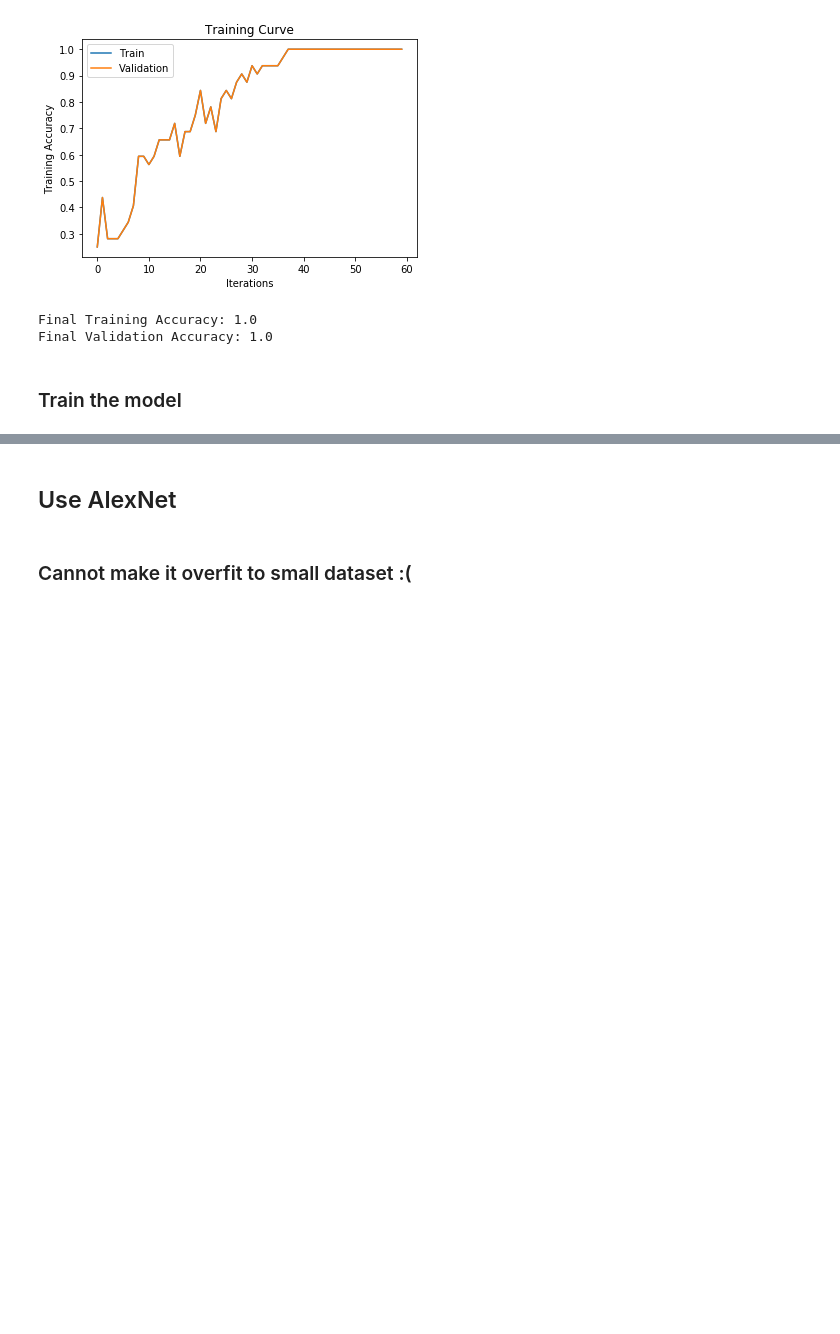
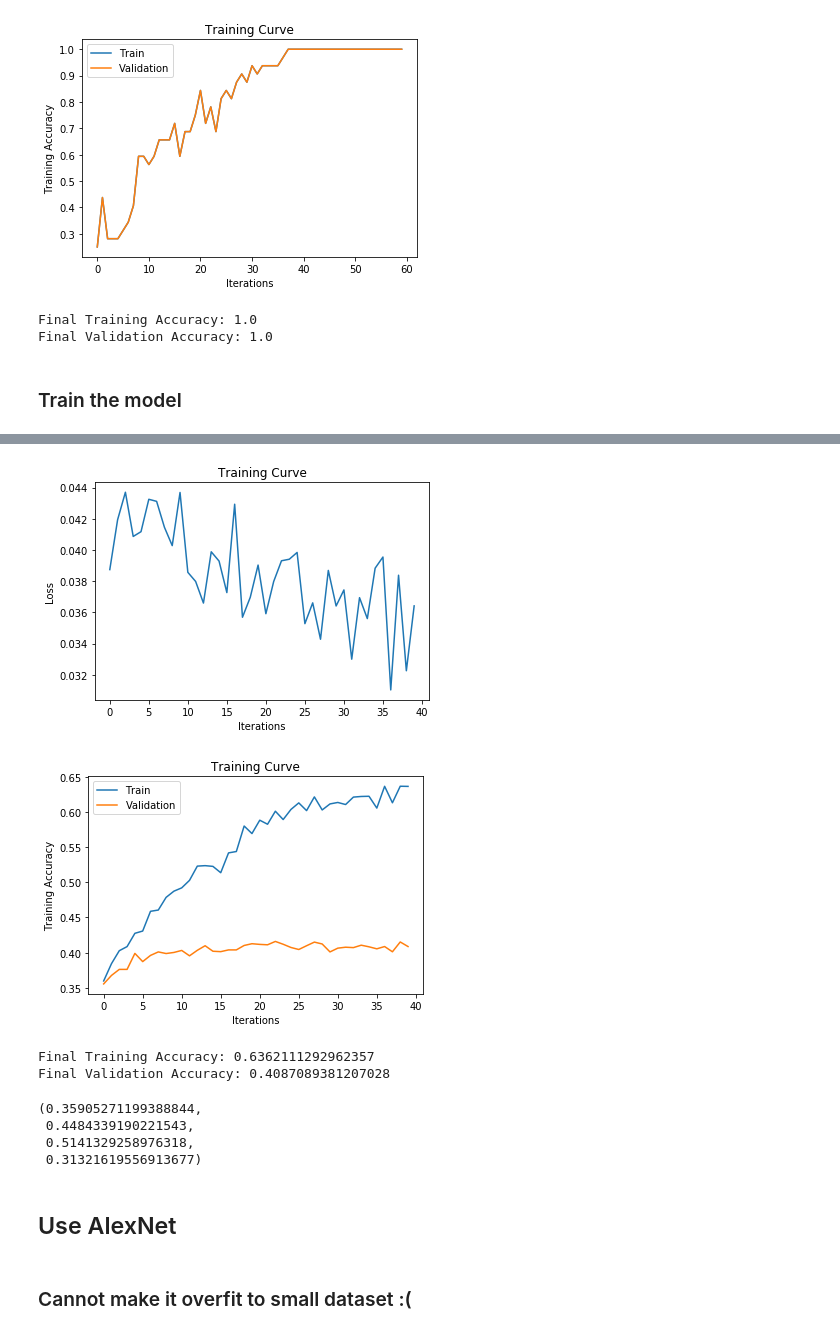
Before and after one commit to karen-poon/aps360-project, a Jupyter notebook: AgeClassificationCNN.ipynb, the cells around one changed output, grey strips where cells are left out. Saved outputs shown, nothing was run; the diff lists cells and outputs as text; code cells hidden in the pictures; blank space fills up the shorter version.

```diff
--- a/AgeClassificationCNN.ipynb
+++ b/AgeClassificationCNN.ipynb
@@ -199,0 +253,5 @@ Final Validation Accuracy: 1.0
+# %%
+model3 = AgeNet()
+if use_cuda:
+    model3 = model3.cuda()
+train(model3, train_data, batch_size=32, lr=0.0001, num_epochs=60)
@@ -199,0 +277,6 @@ Final Validation Accuracy: 1.0
+# %%
+# changed Adam weight decay = 5e-4
+model4 = AgeNet()
+if use_cuda:
+    model4 = model4.cuda()
+train(model4, train_data, batch_size=32, lr=0.001, num_epochs=60)
@@ -199,0 +302,6 @@ Final Validation Accuracy: 1.0
+# %%
+# changed Adam weight decay = 5e-5
+model5 = AgeNet()
+if use_cuda:
+    model5 = model5.cuda()
+train(model5, train_data, batch_size=32, lr=0.001, num_epochs=60)
@@ -199,0 +327,6 @@ Final Validation Accuracy: 1.0
+# %%
+# Adam weight decay = 5e-5
+model5 = AgeNet()
+if use_cuda:
+    model5 = model5.cuda()
+train(model5, train_data, batch_size=32, lr=0.0005, num_epochs=60)
@@ -199,0 +352,6 @@ Final Validation Accuracy: 1.0
+# %%
+model = AgeNet()
+if use_cuda:
+    model = model.cuda()
+train(model, train_data, batch_size=32, lr=0.001, num_epochs=40)
+# %% [output]
@@ -200,3 +375,52 @@ Final Validation Accuracy: 1.0
+[figure, added]
+[figure, added]
+Final Training Accuracy: 0.6362111292962357
+Final Validation Accuracy: 0.4087089381207028
+# %%
+# function that calculates detailed accuracies in each category
+def get_detailed_accuracy(model, loader, batch_size):
+    correct = 0
+    total = 0
+    adult_correct, children_correct, senior_correct, youth_correct = 0, 0, 0, 0
+    adult_total, children_total, senior_total, youth_total = 0, 0, 0, 0
+
+    for imgs, labels in loader:
+        imgs = torch.from_numpy(imgs.detach().numpy())
+        #############################################
+        #To Enable GPU Usage
+        if use_cuda:
+            imgs = imgs.cuda()
+            labels = labels.cuda()
+        #############################################
+        output = model(imgs)
+        prob = F.softmax(output, dim=1)
+        pred = prob.max(1, keepdim=True)[1]
+        for i in range(imgs.shape[0]):
+            if labels[i] == 0:
+                adult_correct += pred[i].eq(labels[i].view_as(pred[i])).item()
+                adult_total += 1
+            elif labels[i] == 1:
+                children_correct += pred[i].eq(labels[i].view_as(pred[i])).item()
+                children_total += 1
+            elif labels[i] == 2:
+                senior_correct += pred[i].eq(labels[i].view_as(pred[i])).item()
+                senior_total += 1
+            else:
+                youth_correct += pred[i].eq(labels[i].view_as(pred[i])).item()
+                youth_total += 1
+    adult_acc = adult_correct/adult_total
+    children_acc = children_correct/children_total
+    senior_acc = senior_correct/senior_total
+    youth_acc = youth_correct/youth_total
+    return adult_acc, children_acc, senior_acc, youth_acc
+
+val_loader = torch.utils.data.DataLoader(val_data, batch_size=batch_size, num_workers=num_workers, shuffle=True)
+get_detailed_accuracy(model, val_loader, batch_size)
+# %% [output]
+(0.35905271199388844,
+ 0.4484339190221543,
+ 0.5141329258976318,
+ 0.31321619556913677)
 # %% [markdown]
 ## Use AlexNet
 # %% [markdown]
```
Also changed, not shown: parts of 10 cells of this notebook.
